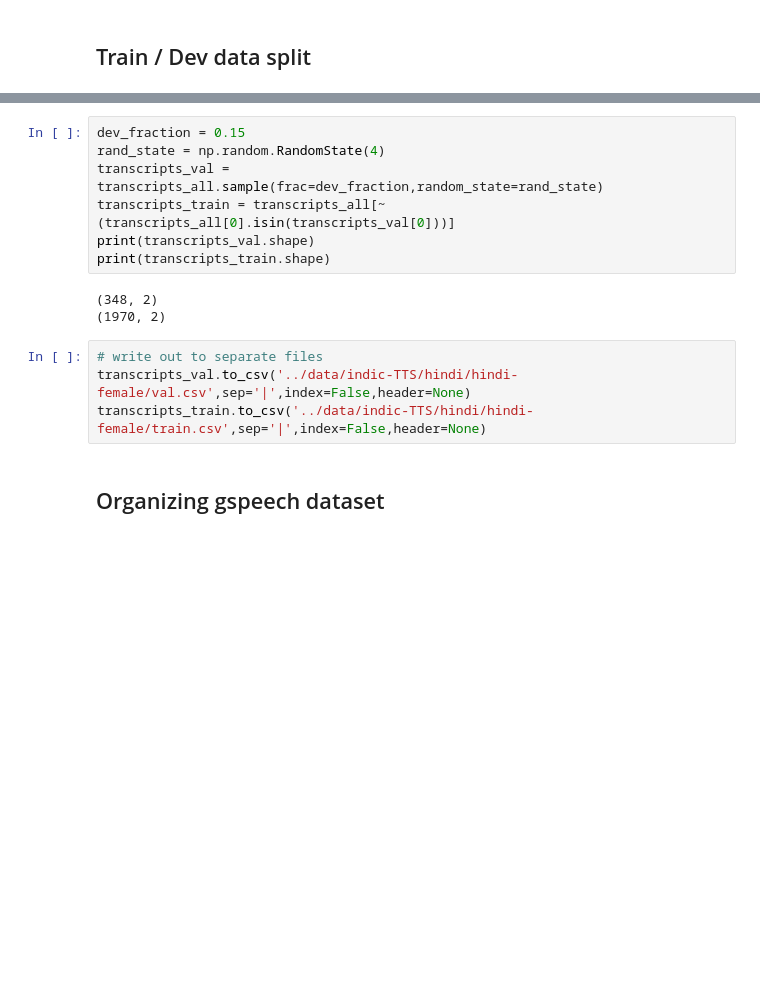
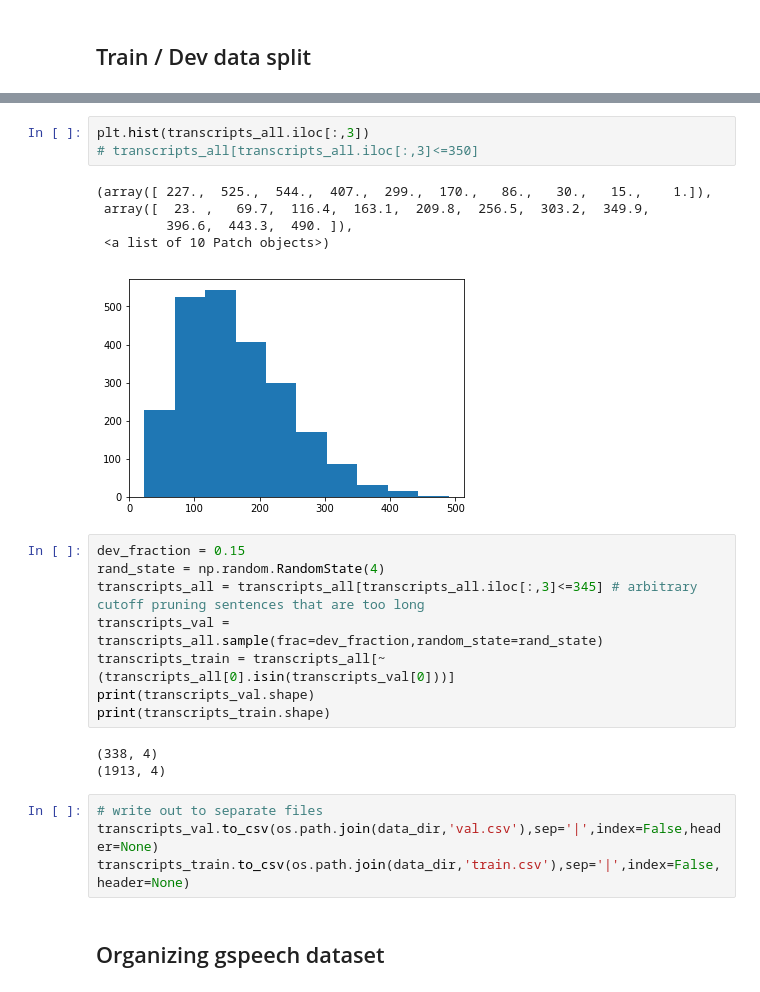
Before and after one commit to akashmjn/cs224n-gpu-that-talks, a Jupyter notebook: notebooks/Data-processing.ipynb, the cells around one changed output, grey strips where cells are left out. Drawn from its saved outputs; the diff is of its cells as text; blank space fills up the shorter version.

```diff
--- a/notebooks/Data-processing.ipynb
+++ b/notebooks/Data-processing.ipynb
@@ -188,17 +190,27 @@ transcripts_all.head()
+# %%
+plt.hist(transcripts_all.iloc[:,3])
+# transcripts_all[transcripts_all.iloc[:,3]<=350]
+# %% [output]
+(array([ 227.,  525.,  544.,  407.,  299.,  170.,   86.,   30.,   15.,    1.]),
+ array([  23. ,   69.7,  116.4,  163.1,  209.8,  256.5,  303.2,  349.9,
+         396.6,  443.3,  490. ]),
+ <a list of 10 Patch objects>)
+[figure, added]
 # %%
 dev_fraction = 0.15
 rand_state = np.random.RandomState(4)
+transcripts_all = transcripts_all[transcripts_all.iloc[:,3]<=345] # arbitrary cutoff pruning sentences that are too long
 transcripts_val = transcripts_all.sample(frac=dev_fraction,random_state=rand_state)
 transcripts_train = transcripts_all[~(transcripts_all[0].isin(transcripts_val[0]))]
 print(transcripts_val.shape)
 print(transcripts_train.shape)
 # %% [output]
-(348, 2)
-(1970, 2)
+(338, 4)
+(1913, 4)
 # %%
 # write out to separate files
-transcripts_val.to_csv('../data/indic-TTS/hindi/hindi-female/val.csv',sep='|',index=False,header=None)
-transcripts_train.to_csv('../data/indic-TTS/hindi/hindi-female/train.csv',sep='|',index=False,header=None)
+transcripts_val.to_csv(os.path.join(data_dir,'val.csv'),sep='|',index=False,header=None)
+transcripts_train.to_csv(os.path.join(data_dir,'train.csv'),sep='|',index=False,header=None)
 # %% [markdown]
 ## Organizing gspeech dataset
 # %%
```
Also changed, not shown: parts of 4 cells of this notebook, 1 other file.
